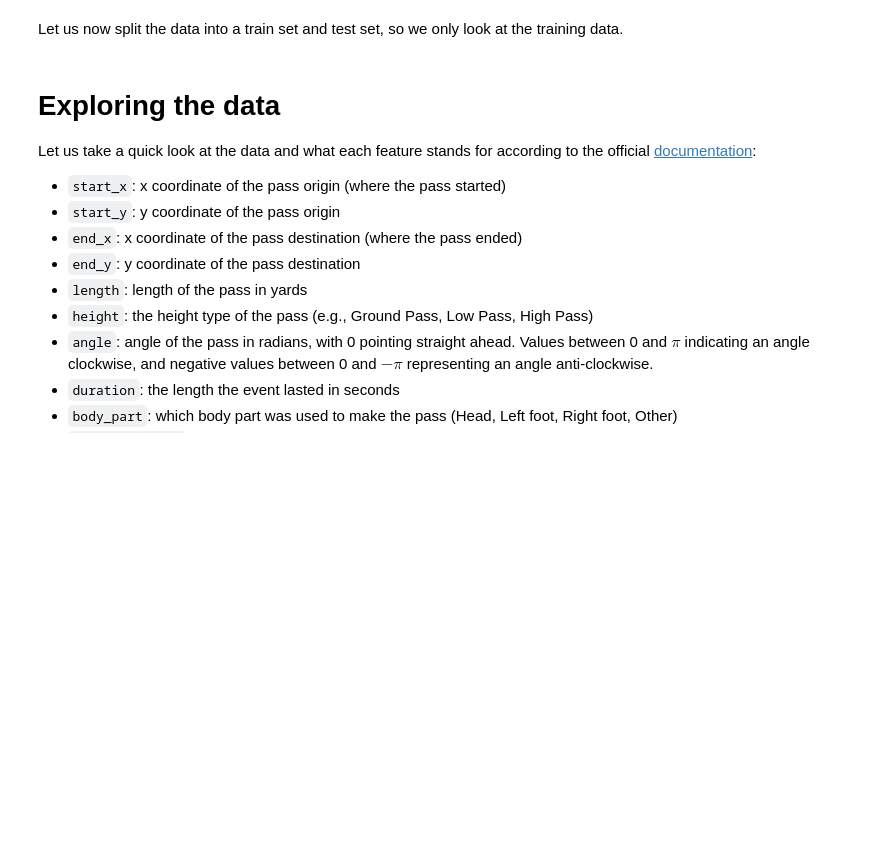
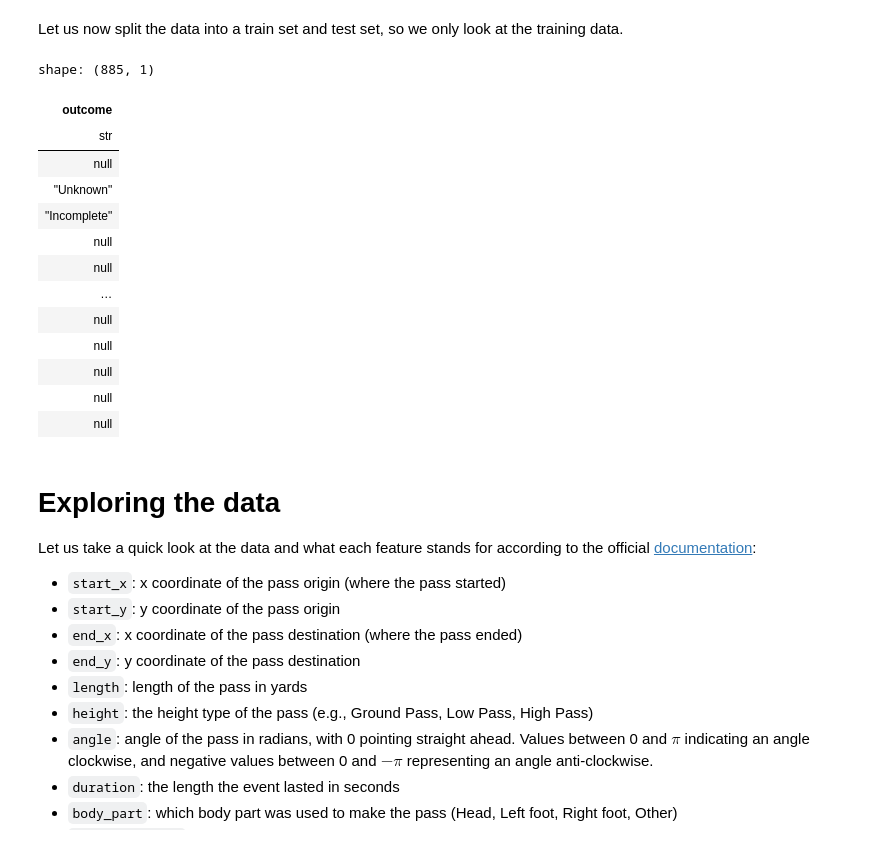
Before and after one commit to yucheng-fu/football_analytics, a Jupyter notebook: 02-analysis/02-analysis.ipynb, the cells around one changed output. Cells and saved outputs as stored; diff of their text form; code cells hidden in the pictures; blank space fills up the shorter version.

```diff
--- a/02-analysis/02-analysis.ipynb
+++ b/02-analysis/02-analysis.ipynb
@@ -48,6 +48,23 @@ train_df = passes_df.filter(pl.col("match_id") != france_argentina_match_id).dro
 test_df = passes_df.filter(pl.col("match_id") == france_argentina_match_id).drop(
     pl.col("match_id")
 )
+# %%
+test_df.select("outcome")
+# %% [output]
+shape: (885, 1)
+| outcome |
+| str |
+| null |
+| "Unknown" |
+| "Incomplete" |
+| null |
+| null |
+| … |
+| null |
+| null |
+| null |
+| null |
+| null |
 # %% [markdown]
 # Exploring the data
 Let us take a quick look at the data and what each feature stands for according to the official [documentation](https://github.com/statsbomb/statsbombpy/blob/master/doc/Open%20Data%20Events%20v4.0.0.pdf):
```
Also changed, not shown: parts of 6 cells of this notebook, 2 other files.
